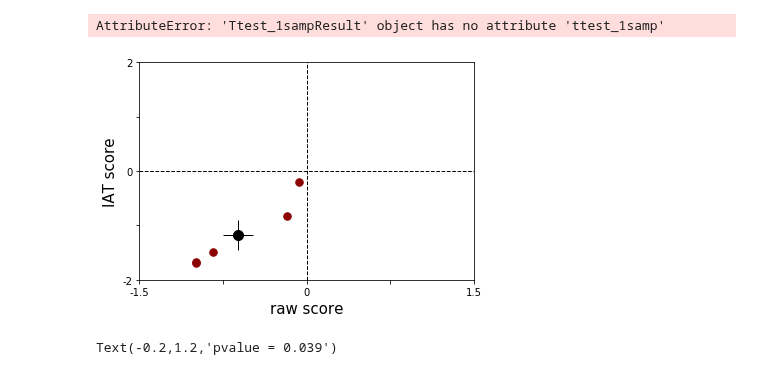
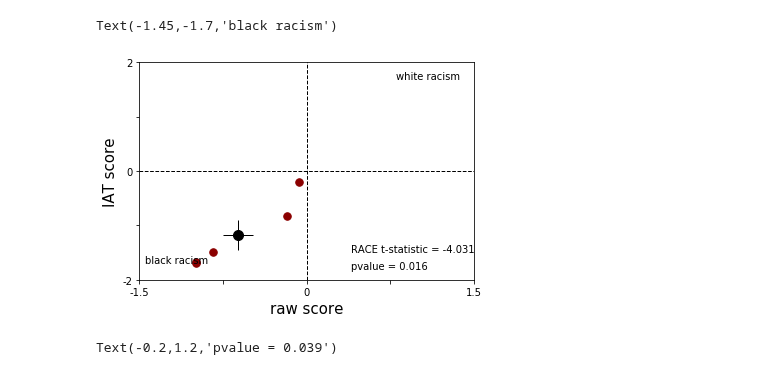
Before and after one commit to davidbestue/OpenBrains, a Jupyter notebook: IAT/Analysis_IAT.ipynb, the cells around one changed output. Drawn from its saved outputs; the diff is of its cells as text; code cells hidden in the pictures.

```diff
--- a/IAT/Analysis_IAT.ipynb
+++ b/IAT/Analysis_IAT.ipynb
@@ -48,36 +49,36 @@ for i in range(len(RAWrace)):
 #plt.xticks([-0.5, -0.25, 0, 0.25, 0.5], ['-0.5', '', '0', '', '0.5'], fontsize=10)
 plt.xlim([-1.5,1.5])
 plt.xticks([-1.5, -0.75, 0, 0.75, 1.5], ['-1.5', '', '0', '', '1.5'], fontsize=10)
 
 #plt.plot([-0.5, 0.5], [0,0], 'k--', linewidth=1)
 plt.plot([-1.5, 1.5], [0,0], 'k--', linewidth=1)
 
 
 plt.ylim([-2,2])
 plt.yticks([-2,-1, 0, 1,2], ['-2','', '0', '','2'], fontsize=10)
 
 plt.plot( [0,0], [-2,2], 'k--', linewidth=1)
 plt.xlabel('raw score', fontsize=15)
 plt.ylabel('IAT score', fontsize=15)
 
 plt.plot(np.mean(RAWrace), np.mean(IATrace), marker='+', markersize=30, color='k' )
 plt.plot(np.mean(RAWrace), np.mean(IATrace), marker='.', markersize=20, color='k' )
 
-stats = stats.ttest_1samp(IATrace, 0)
+stats = scipy.stats.ttest_1samp(IATrace, 0)
 
 # plt.text( 0.1, -1.5, 'RACE t-statistic = ' + str(np.round(stats[0], 3)), fontsize=10 )
 # plt.text( 0.1, -1.8, 'pvalue = ' + str(np.round(stats[1], 3)), fontsize=10 )
 plt.text( 0.4, -1.5, 'RACE t-statistic = ' + str(np.round(stats[0], 3)), fontsize=10 )
 plt.text( 0.4, -1.8, 'pvalue = ' + str(np.round(stats[1], 3)), fontsize=10 )
 
 
 # plt.text( 0.3, 1.7, 'white racism' , fontsize=10 )
 # plt.text( -0.45, -1.7, 'black racism' , fontsize=10 )
 plt.text( 0.8, 1.7, 'white racism' , fontsize=10 )
 plt.text( -1.45, -1.7, 'black racism' , fontsize=10 )
 # %% [output]
-AttributeError: 'Ttest_1sampResult' object has no attribute 'ttest_1samp'
+Text(-1.45,-1.7,'black racism')
-[figure, old version]
+[figure, new version]
 # %%
 ########### REACTION TIMES
 
```
Also changed, not shown: parts of 3 cells of this notebook.
